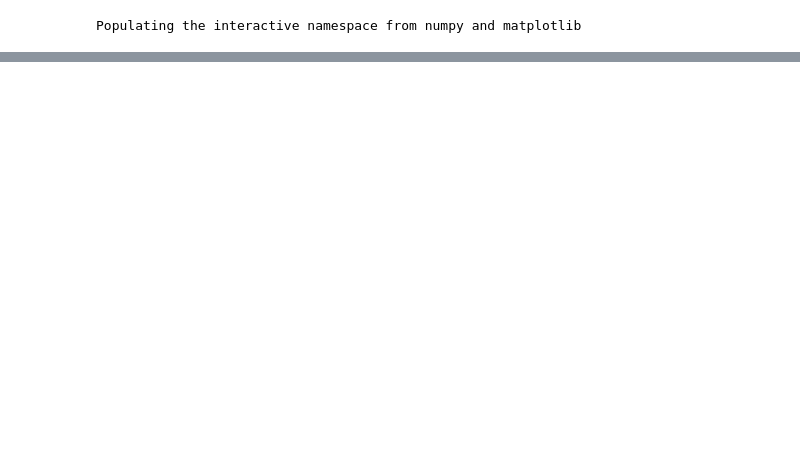
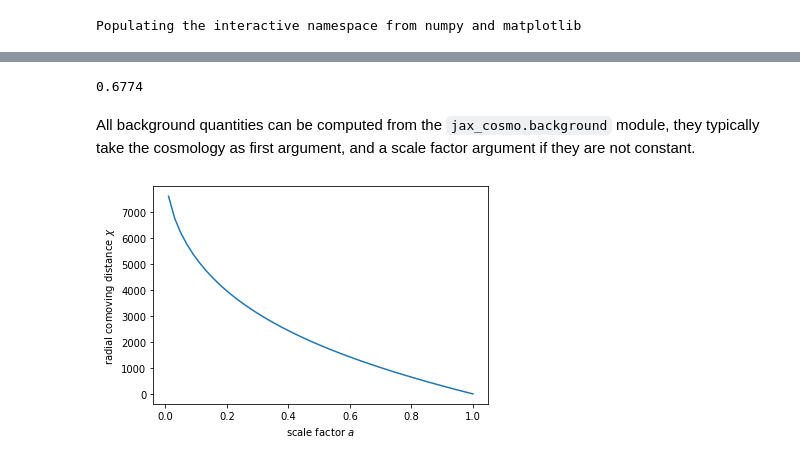
Before and after one commit to DifferentiableUniverseInitiative/jax_cosmo, a Jupyter notebook: notebooks/jax-cosmo-intro.ipynb, the cells around one changed output, grey strips where cells are left out. Saved outputs shown, nothing was run; the diff lists cells and outputs as text; code cells hidden in the pictures; blank space fills up the shorter version.

```diff
--- a/notebooks/jax-cosmo-intro.ipynb
+++ b/notebooks/jax-cosmo-intro.ipynb
@@ -70,0 +102,21 @@ plot(z, nz4(z))
+# %%
+# Parameters can be easily accessed from the cosmology object
+cosmo.h
+# %% [output]
+0.6774
+# %% [markdown]
+All background quantities can be computed from the `jax_cosmo.background` module, they typically take the cosmology as first argument, and a scale factor
+argument if they are not constant.
+# %%
+# Let's define a range of scale factors
+a = np.linspace(0.01, 1.)
+
+# And compute the comoving distance for these scale factors
+chi = jc.background.radial_comoving_distance(cosmo, a)
+
+# We can now plot the results:
+plot(a, chi)
+xlabel(r'scale factor $a$')
+ylabel(r'radial comoving distance $\chi$');
+# %% [output]
+[figure, added]
```
Also changed, not shown: parts of 34 cells of this notebook.
